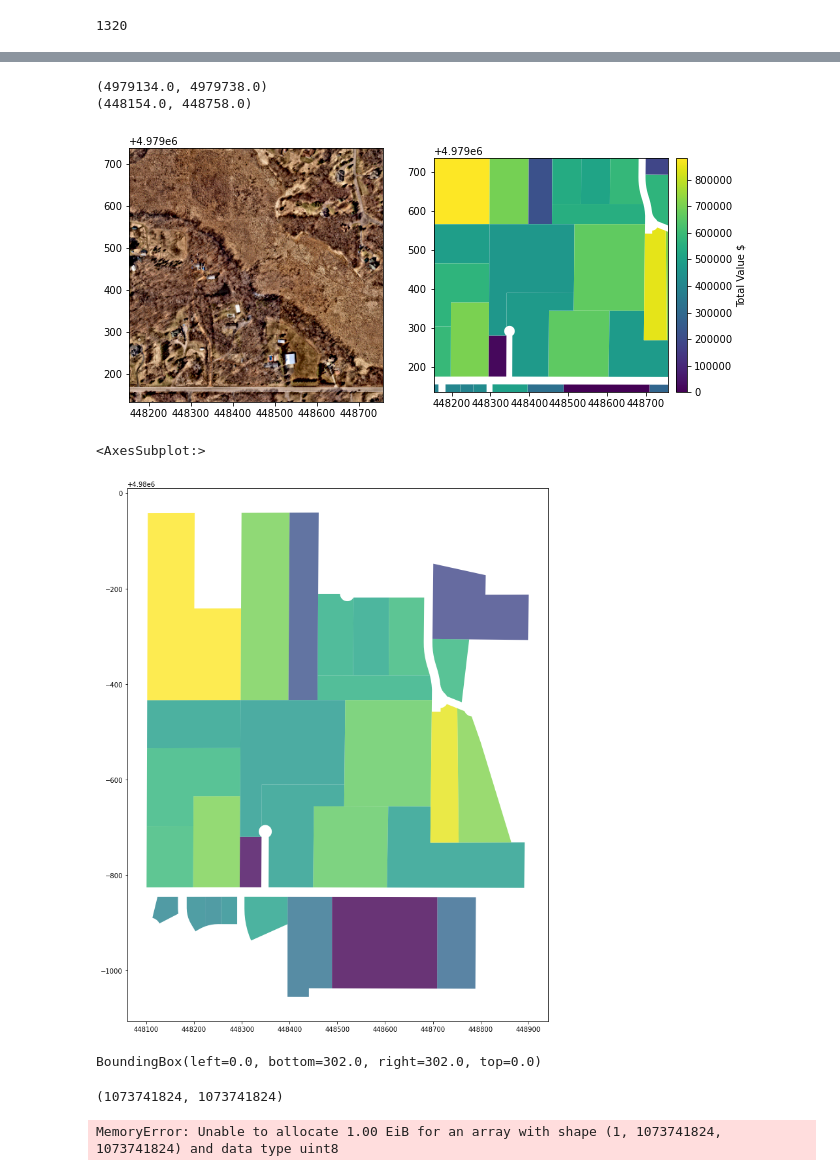
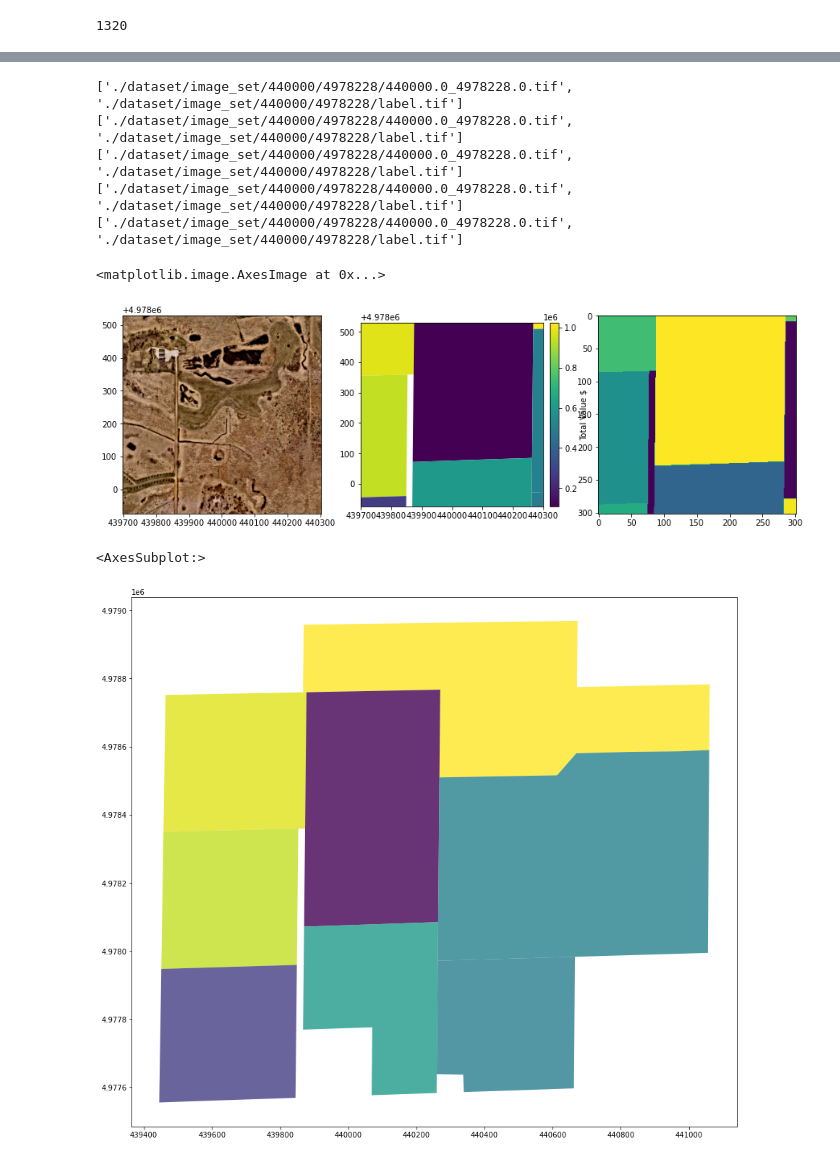
Before and after one commit to mvrl/disaggregation, a Jupyter notebook: Plotting_Hennepin.ipynb, the cells around one changed output, grey strips where cells are left out. Cells and saved outputs as stored; diff of their text form; code cells hidden in the pictures.

Commit message:
Plotting Rastered Labels

```diff
--- a/Plotting_Hennepin.ipynb
+++ b/Plotting_Hennepin.ipynb
@@ -33,30 +43,41 @@ fig.savefig('./Plots/tiles.jpg')
 # %%
-index = 345
+index = 7
 
 poly_array = dataset[index]['geometry']
 image = dataset[index]['image']
 mv_array = dataset[index]['value']
 img_bbox = dataset[index]['img_bbox']
+label = dataset[index]['label']
+# %% [output]
+['./dataset/image_set/440000/4978228/440000.0_4978228.0.tif', './dataset/image_set/440000/4978228/label.tif']
+['./dataset/image_set/440000/4978228/440000.0_4978228.0.tif', './dataset/image_set/440000/4978228/label.tif']
+['./dataset/image_set/440000/4978228/440000.0_4978228.0.tif', './dataset/image_set/440000/4978228/label.tif']
+['./dataset/image_set/440000/4978228/440000.0_4978228.0.tif', './dataset/image_set/440000/4978228/label.tif']
+['./dataset/image_set/440000/4978228/440000.0_4978228.0.tif', './dataset/image_set/440000/4978228/label.tif']
 # %%
-fig,axs = plt.subplots(1, 2, figsize = (10,8))
+fig,axs = plt.subplots(1, 3, figsize = (15,12))
 
+#MOVE CHANNEL
 image = np.moveaxis(image, 0, -1)
+label = np.moveaxis(label, 0, -1)
+
 axs[0].imshow(image, extent = img_bbox, origin = 'upper')
 #plotter.plot_tile(axs[0], image, extent = img_bbox)
 axs[1].set_xlim( img_bbox[0:2] )
 axs[1].set_ylim( img_bbox[2:4] )
 
 divider = make_axes_locatable(axs[1])
 cax = divider.append_axes("right", size="5%", pad=0.1)
 poly_array.plot(column = 'TOTAL_MV1', ax = axs[1], alpha = 1, linewidth=3, legend = True, legend_kwds={'label': "Total Value $", 'orientation': "vertical"}, cax =cax)
 
 
-print(img_bbox[2:4])
-print(img_bbox[0:2])
+axs[2].imshow(label, origin = 'upper')
+
+#print(img_bbox[2:4])
+#print(img_bbox[0:2])
 # %% [output]
-(4979134.0, 4979738.0)
-(448154.0, 448758.0)
+<matplotlib.image.AxesImage at 0x...>
-[figure, old version]
+[figure, new version]
 # %%
 fig.savefig('./Plots/parcel.jpg')
 # %%
@@ -65,19 +86,4 @@ fig, ax = plt.subplots(figsize=(15, 15))
 poly_array.plot(column = 'TOTAL_MV1', ax = ax, alpha = 0.8)
 # %% [output]
 <AxesSubplot:>
-[figure, old version]
+[figure, new version]
-# %%
-gtiff = rasterio.open('./dataset/image_set/440604/4974000/440604.0_4974000.0.tif')
-
-print(gtiff.bounds                               )
-# %% [output]
-BoundingBox(left=0.0, bottom=302.0, right=302.0, top=0.0)
-# %%
-raster = rasterio.open("https://gis.hennepin.us/arcgis/services/Imagery/UTM_Aerial_2020/MapServer/WMSServer?version=1.3.0&&service=WMS&request=GetMap&styles=&layers=1&CRS=EPSG:26915&BBOX=472314.0,4986986.0,472918.0,4987590.0&width=302&height=302&format=image/tiff")
-
-print(raster.shape)
-
-print(raster.read(1))
-# %% [output]
-(1073741824, 1073741824)
-MemoryError: Unable to allocate 1.00 EiB for an array with shape (1, 1073741824, 1073741824) and data type uint8
```
Also changed, not shown: parts of 5 cells of this notebook, 6 other files.
